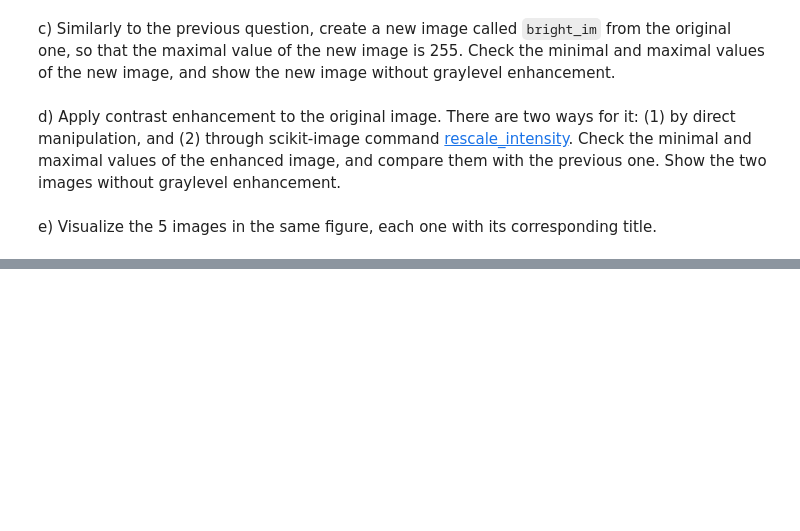
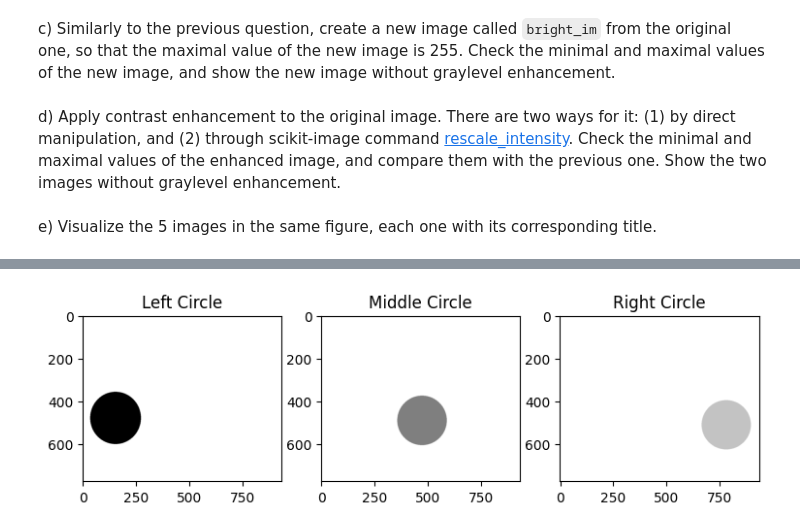
Before and after one commit to Zhipeng139/Computer-Vison_UB_P1, a Jupyter notebook: p1_2022_23.ipynb, the cells around one changed output, grey strips where cells are left out. Cells and saved outputs as stored; diff of their text form; code cells hidden in the pictures; blank space fills up the shorter version.

```diff
--- a/p1_2022_23.ipynb
+++ b/p1_2022_23.ipynb
@@ -276,3 +308,41 @@ a) Read the image `images_notebook/circles.bmp` (see figure top) and define 3 im
+# %%
+#Your solution
+
+original_img = io.imread('images_notebook/circles.bmp', as_gray=True)
+
+not_white = original_img != 1
+unique_color = np.unique(original_img[not_white], axis=0)
+
+left = original_img != unique_color[0]
+center = original_img != unique_color[1]
+right = original_img != unique_color[2]
+
+
+def get_img (original_img, condition):
+    copyed_img = original_img.copy()
+    copyed_img[condition] = 1
+
+    return copyed_img
+
+
+
+fig, axs = plt.subplots(nrows=1, ncols=3, figsize=(9,9))
+
+ax = axs[0]
+ax.imshow(get_img(original_img, left), cmap='gray',vmin=0, vmax=1)
+ax.set_title('Left Circle')
+
+ax = axs[1]
+ax.imshow(get_img(original_img, center), cmap='gray', vmin=0, vmax=1)
+ax.set_title('Middle Circle')
+
+ax = axs[2]
+ax.imshow(get_img(original_img, right), cmap='gray',vmin=0, vmax=1)
+ax.set_title('Right Circle')
+
+plt.show()
+# %% [output]
+[figure, added]
 # %% [markdown]
 b) Given the images `images_notebook/coat.png` and `images_notebook/model.png` (first two images on the figure below), implement the necessary code to construct the image of the model with the coat (third image). Next find in internet an image with a texture and apply it to obtain an image of the jacket with the found texture (fourth image is only an example).
 
```
Also changed, not shown: parts of 8 cells of this notebook, 1 other file.
